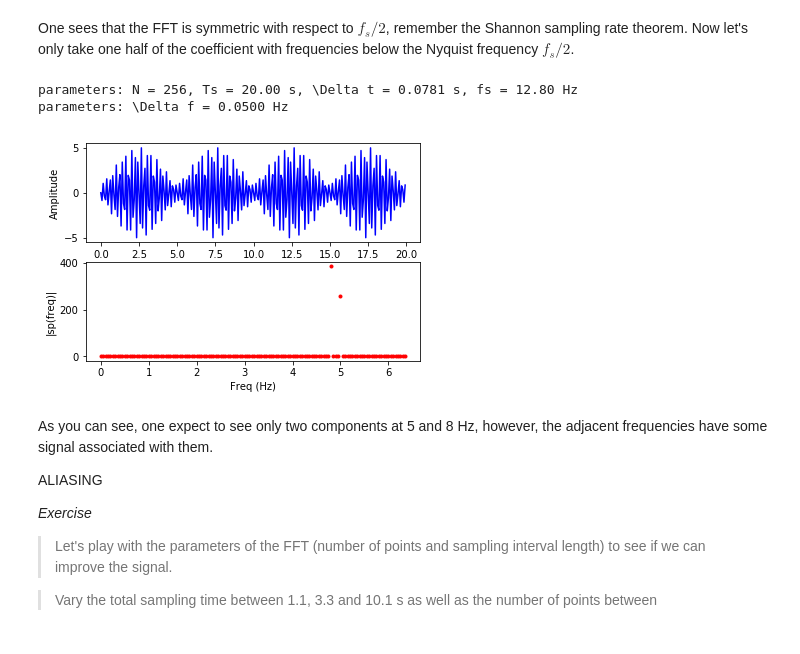
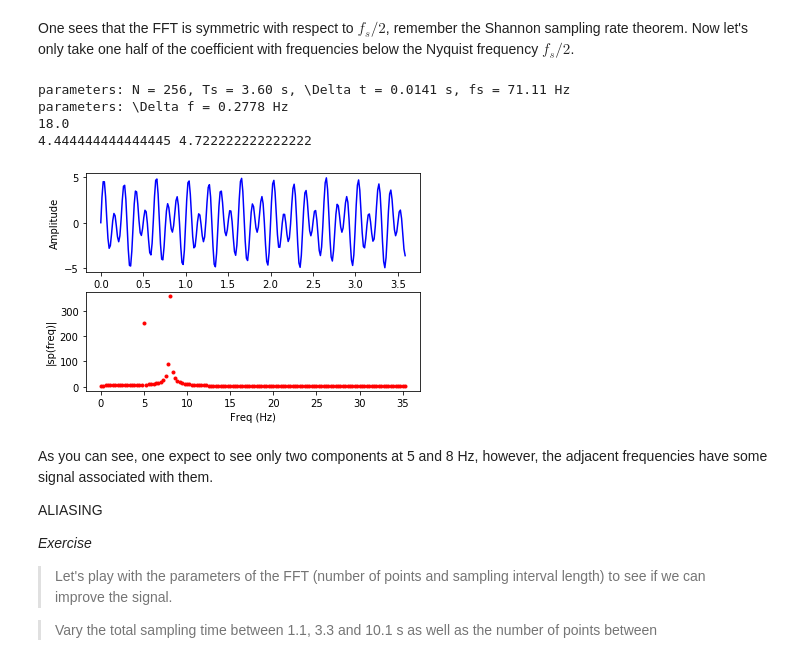
Before and after one commit to eiriniflorou/GWU-MAE3120_2022, a Jupyter notebook: Lectures/03_FourierAnalysis.ipynb, the cells around one changed output. Saved outputs shown, nothing was run; the diff lists cells and outputs as text; code cells hidden in the pictures.

```diff
--- a/Lectures/03_FourierAnalysis.ipynb
+++ b/Lectures/03_FourierAnalysis.ipynb
@@ -250,34 +268,38 @@ print(f_s)
 # %% [markdown]
 One sees that the FFT is symmetric with respect to $f_s/2$, remember the Shannon sampling rate theorem.  Now let's only take one half of the coefficient with frequencies below the Nyquist frequency $f_s/2$.
 # %%
-m =  8# exponent number of point
+m =  8 # exponent number of point
 N = 2**m # number of points
-Ts = 20 # sampling interval (s)
+Ts = 3.6 # sampling interval (s)
 timestep = Ts/N # time increment (s)
 fs = 1/timestep # sampling frequency (Hz)
 delta_f = 1/Ts
 print('parameters: N = {:.0f}, Ts = {:.2f} s, \Delta t = {:.4f} s, fs = {:.2f} Hz'.format(N,Ts,timestep,fs))
 print('parameters: \Delta f = {:.4f} Hz'.format(delta_f))
 t = numpy.arange(0,Ts,timestep) # time vector
 y_t = 2*numpy.sin(2*numpy.pi*5*t)+3*numpy.sin(2*numpy.pi*8*t)
 sp = numpy.fft.fft(y_t) # compute FFT
 
 k = numpy.arange(int(N))
 frq = k/Ts # two sides frequency range
 frq = frq[range(int(N/2))] # one side frequency range
 sp = sp[range(int(N/2))]
 
 fig, ax = pyplot.subplots(2, 1)
 ax[0].plot(t,y_t,'b-')
 ax[0].set_xlabel('Time')
 ax[0].set_ylabel('Amplitude')
 ax[1].plot(frq,abs(sp),'r.') # plotting the spectrum
 ax[1].set_xlabel('Freq (Hz)')
 ax[1].set_ylabel('|sp(freq)|');
+print(5/delta_f)
+print(16*delta_f, 17*delta_f)
 # %% [output]
-parameters: N = 256, Ts = 20.00 s, \Delta t = 0.0781 s, fs = 12.80 Hz
-parameters: \Delta f = 0.0500 Hz
+parameters: N = 256, Ts = 3.60 s, \Delta t = 0.0141 s, fs = 71.11 Hz
+parameters: \Delta f = 0.2778 Hz
+18.0
+4.444444444444445 4.722222222222222
-[figure, old version]
+[figure, new version]
 # %% [markdown]
 As you can see, one expect to see only two components at 5 and 8 Hz, however, the adjacent frequencies have some signal associated with them.
 
```
Also changed, not shown: parts of 10 cells of this notebook.
